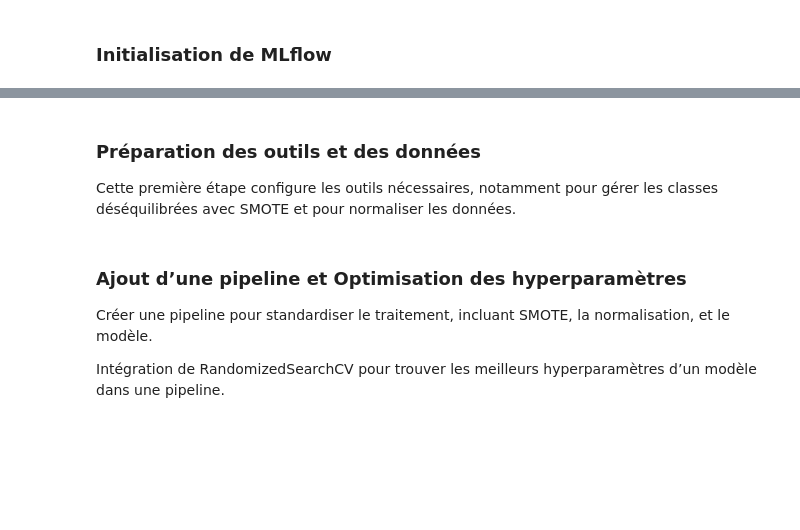
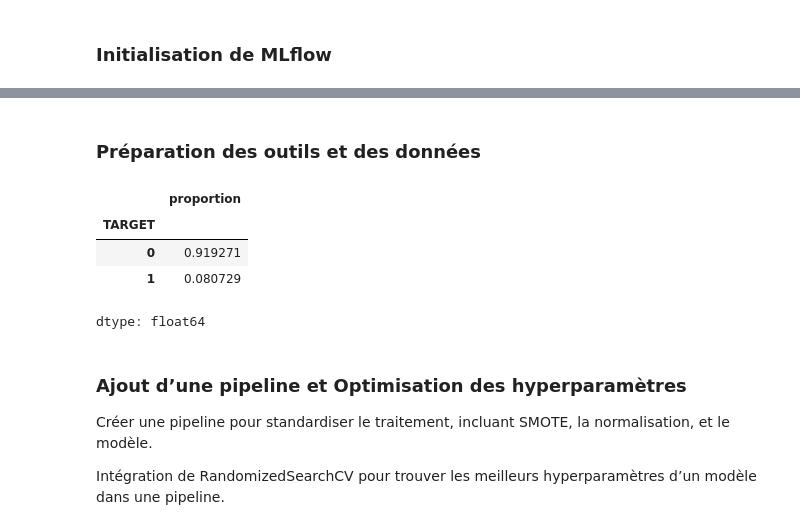
Before and after one commit to NatSy77/projet_7, a Jupyter notebook: P7_modelisation.ipynb, the cells around one changed output, grey strips where cells are left out. Saved outputs shown, nothing was run; the diff lists cells and outputs as text; code cells hidden in the pictures; blank space fills up the shorter version.

```diff
--- a/P7_modelisation.ipynb
+++ b/P7_modelisation.ipynb
@@ -138,6 +128,24 @@ print('Testing Features shape: ', app_test.shape)
 # %% [output]
 Training Features shape:  (307511, 242)
 Testing Features shape:  (48744, 241)
+# %%
+import re
+
+# Supprimer la colonne 'Unnamed: 0' si elle existe
+app_train = app_train.drop(columns=['Unnamed: 0'], errors='ignore')
+app_test = app_test.drop(columns=['Unnamed: 0'], errors='ignore')
+
+# Nettoyer les noms de colonnes
+def clean_column_names(df):
+    df.columns = (
+        df.columns
+        .str.strip()  # Supprime les espaces en début et fin
+        .str.replace(r"[^\w]", "_", regex=True)  # Remplace tous les caractères non-alphanumériques par "_"
+    )
+    return df
+
+app_train = clean_column_names(app_train)
+app_test = clean_column_names(app_test)
 # %% [markdown]
 # Modélisation
 # %% [markdown]
@@ -175,8 +183,8 @@ mlflow.set_tracking_uri(f"file://{mlflow_directory}")
 ### Chargement des données et préparation
 # %%
 from sklearn.impute import SimpleImputer
-from sklearn.preprocessing import MinMaxScaler
 from sklearn.model_selection import train_test_split
+import pandas as pd
 
 # Chargement des données
 if 'TARGET' in app_train.columns:
@@ -186,16 +194,12 @@ else:
     train = app_train.copy()
     target = None
 
-# Vérification des valeurs manquantes
+# Vérification des valeurs manquantes avec SimpleImputer
 if train.isnull().sum().sum() > 0:
     imputer = SimpleImputer(strategy='median')
-    train = imputer.fit_transform(train)
+    train = pd.DataFrame(imputer.fit_transform(train), columns=train.columns)  # Conserver les noms des colonnes
 else:
-    train = train.values  # Conversion explicite si c'est un DataFrame
-
-# Mise à l'échelle des caractéristiques
-scaler = MinMaxScaler(feature_range=(0, 1))
-train = scaler.fit_transform(train)
+    train = train.copy()  # Conversion explicite si déjà propre
 
 # Diviser les données en ensembles d'entraînement et de test (si `target` est défini)
 if target is not None:
@@ -206,8 +210,6 @@ else:
     X_train, X_test, y_train, y_test = None, None, None, None
     print("Attention : Aucune étiquette ('target') n'a été fournie.")
 
-# Appliquer les mêmes transformations sur les données de test
-# (Utilisez les mêmes imputer et scaler, ajustés sur `train`)
+# Appliquer la même transformation sur les données de test
 app_test = app_test.drop(columns=['TARGET'], errors='ignore')  # Enlever la colonne TARGET si elle existe
-app_test = imputer.transform(app_test)
-app_test = scaler.transform(app_test)
+app_test = pd.DataFrame(imputer.transform(app_test), columns=app_test.columns)  # Conserver les noms des colonnes
@@ -239,3 +241,0 @@ input_example = np.array([X_train[1]])  # Exemple basé sur une ligne des donné
-# %% [markdown]
-### Préparation des outils et des données
-Cette première étape configure les outils nécessaires, notamment pour gérer les classes déséquilibrées avec SMOTE et pour normaliser les données.
@@ -260,3 +244,13 @@ X_test = scaler.transform(X_test)
+# %% [markdown]
+### Préparation des outils et des données
+# %%
+target.value_counts(normalize=True)  # Vérifie la proportion de chaque classe
+# %% [output]
+|  | proportion |
+| TARGET |  |
+| 0 | 0.919271 |
+| 1 | 0.080729 |
+dtype: float64
 # %% [markdown]
 ### Ajout d’une pipeline et Optimisation des hyperparamètres
 Créer une pipeline pour standardiser le traitement, incluant SMOTE, la normalisation, et le modèle.
```
Also changed, not shown: parts of 39 cells of this notebook.
